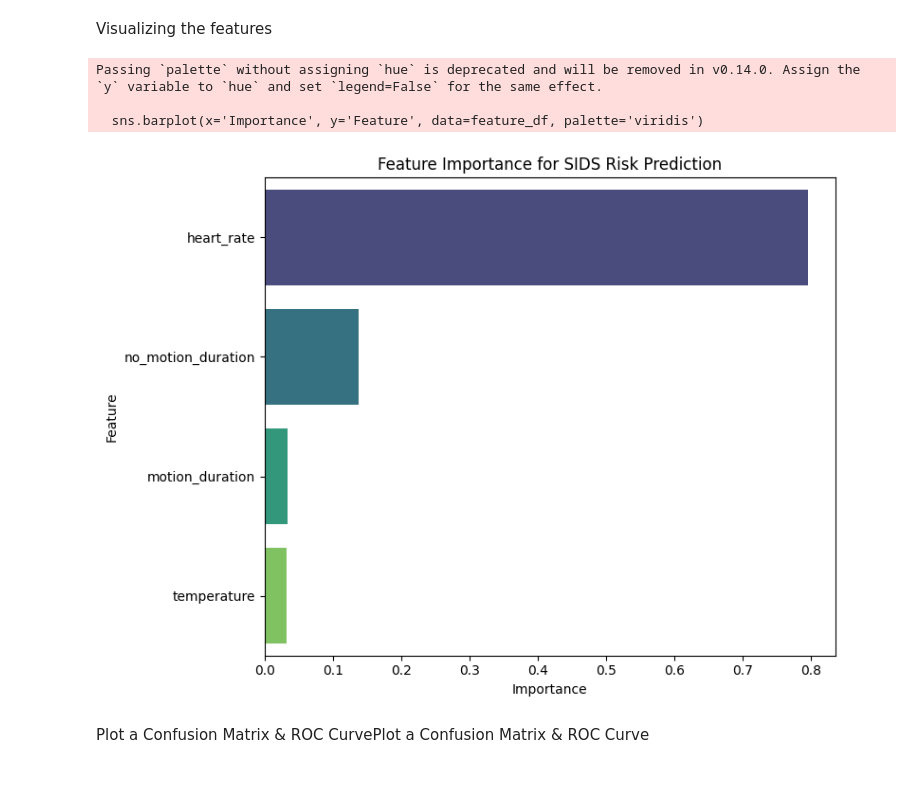
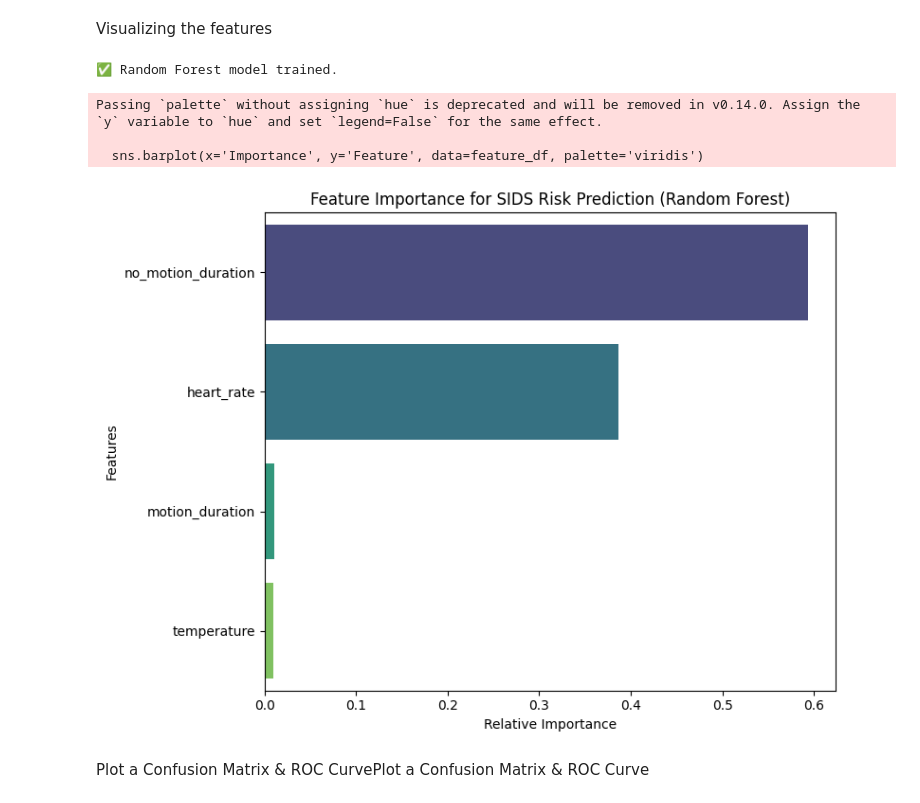
Before and after one commit to abeni-hub/SIDS-Monitoring-System, a Jupyter notebook: gpt_data training.ipynb, the cells around one changed output. Drawn from its saved outputs; the diff is of its cells as text; code cells hidden in the pictures.

```diff
--- a/gpt_data training.ipynb
+++ b/gpt_data training.ipynb
@@ -74,10 +76,13 @@ X_train, X_test, y_train, y_test = train_test_split(
 # %% [markdown]
 Random Forest Models
 # %%
+from sklearn.ensemble import RandomForestClassifier
+from sklearn.metrics import accuracy_score, classification_report
+
 print("\n--- Random Forest ---")
 rf_model = RandomForestClassifier(n_estimators=100, random_state=42)
-rf_model.fit(X_train, y_train)
-rf_pred = rf_model.predict(X_test)
+rf_model.fit(X_train_scaled, y_train)
+rf_pred = rf_model.predict(X_test_scaled)
 print("Accuracy:", accuracy_score(y_test, rf_pred))
 print(classification_report(y_test, rf_pred))
 # %% [output]
@@ -94,10 +99,12 @@ weighted avg       0.99      0.98      0.98       200
 # %% [markdown]
 Logistic Regression
 # %%
+from sklearn.linear_model import LogisticRegression
+
 print("\n--- Logistic Regression ---")
 log_model = LogisticRegression(max_iter=1000)
-log_model.fit(X_train, y_train)
-log_pred = log_model.predict(X_test)
+log_model.fit(X_train_scaled, y_train)
+log_pred = log_model.predict(X_test_scaled)
 print("Accuracy:", accuracy_score(y_test, log_pred))
 print(classification_report(y_test, log_pred))
 # %% [output]
@@ -114,10 +121,12 @@ weighted avg       0.66      0.66      0.65       200
 # %% [markdown]
 SVM(Support Vector Machine)
 # %%
+from sklearn.svm import SVC
+
 print("\n--- Support Vector Machine ---")
 svm_model = SVC()
-svm_model.fit(X_train, y_train)
-svm_pred = svm_model.predict(X_test)
+svm_model.fit(X_train_scaled, y_train)
+svm_pred = svm_model.predict(X_test_scaled)
 print("Accuracy:", accuracy_score(y_test, svm_pred))
 print(classification_report(y_test, svm_pred))
 # %% [output]
@@ -145,25 +168,42 @@ model = joblib.load('sids_risk_detector.pkl')
 # %% [markdown]
 Visualizing the features
 # %%
-# Visualize feature importance
-importances = model.feature_importances_
-feature_names = X.columns  # X already has 'resp_rate' removed earlier
+# --- 1. Train Random Forest (if not already trained) ---
+from sklearn.ensemble import RandomForestClassifier
 
+rf_model = RandomForestClassifier(n_estimators=100, random_state=42)
+rf_model.fit(X_train_scaled, y_train)  # Use scaled data
+print("✅ Random Forest model trained.")
+
+# --- 2. Visualize Feature Importance ---
+import matplotlib.pyplot as plt
+import seaborn as sns
+import pandas as pd
+
+# Extract feature importances
+importances = rf_model.feature_importances_
+feature_names = X.columns  # Use original feature names
+
+# Create DataFrame for plotting
 feature_df = pd.DataFrame({
     'Feature': feature_names,
     'Importance': importances
 }).sort_values(by='Importance', ascending=False)
 
+# Plot
 plt.figure(figsize=(8, 6))
 sns.barplot(x='Importance', y='Feature', data=feature_df, palette='viridis')
-plt.title('Feature Importance for SIDS Risk Prediction')
+plt.title('Feature Importance for SIDS Risk Prediction (Random Forest)')
+plt.xlabel('Relative Importance')
+plt.ylabel('Features')
 plt.tight_layout()
 plt.show()
 # %% [output]
-Passing `palette` without assigning `hue` is deprecated and will be removed in v0.14.0. Assign the `y` variable to `hue` and set `legend=False` for the same effect.
-
-  sns.barplot(x='Importance', y='Feature', data=feature_df, palette='viridis')
+✅ Random Forest model trained.
+Passing `palette` without assigning `hue` is deprecated and will be removed in v0.14.0. Assign the `y` variable to `hue` and set `legend=False` for the same effect.
+
+  sns.barplot(x='Importance', y='Feature', data=feature_df, palette='viridis')
-[figure, old version]
+[figure, new version]
 # %% [markdown]
 Plot a Confusion Matrix & ROC CurvePlot a Confusion Matrix & ROC Curve
 # %%
```
Also changed, not shown: parts of 9 cells of this notebook, 6 other files.
